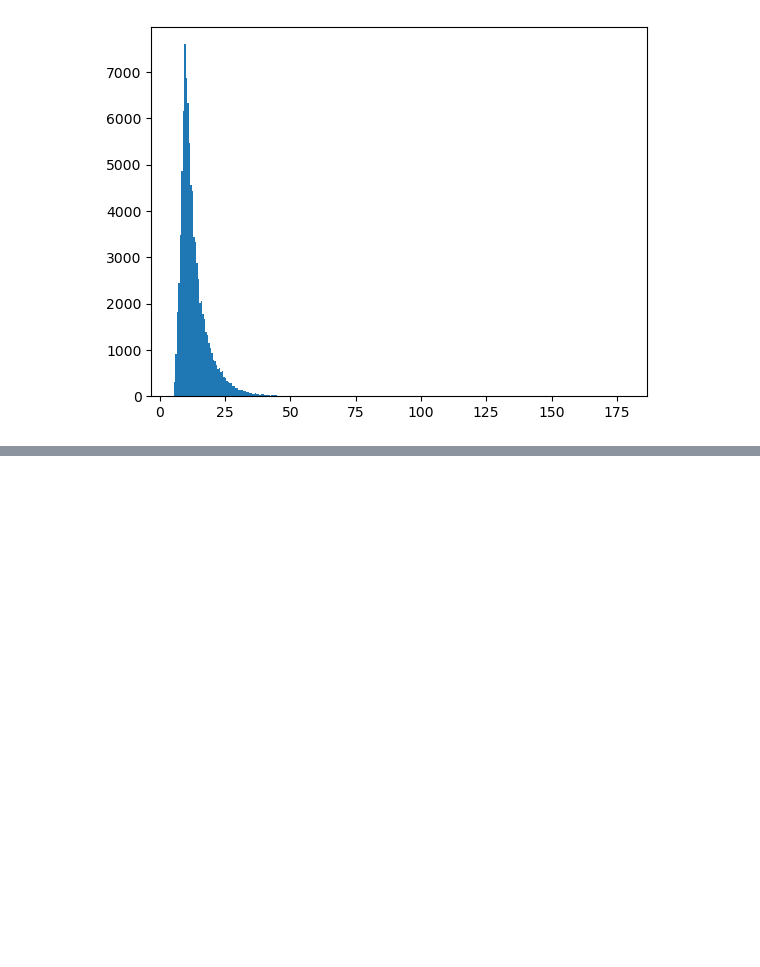
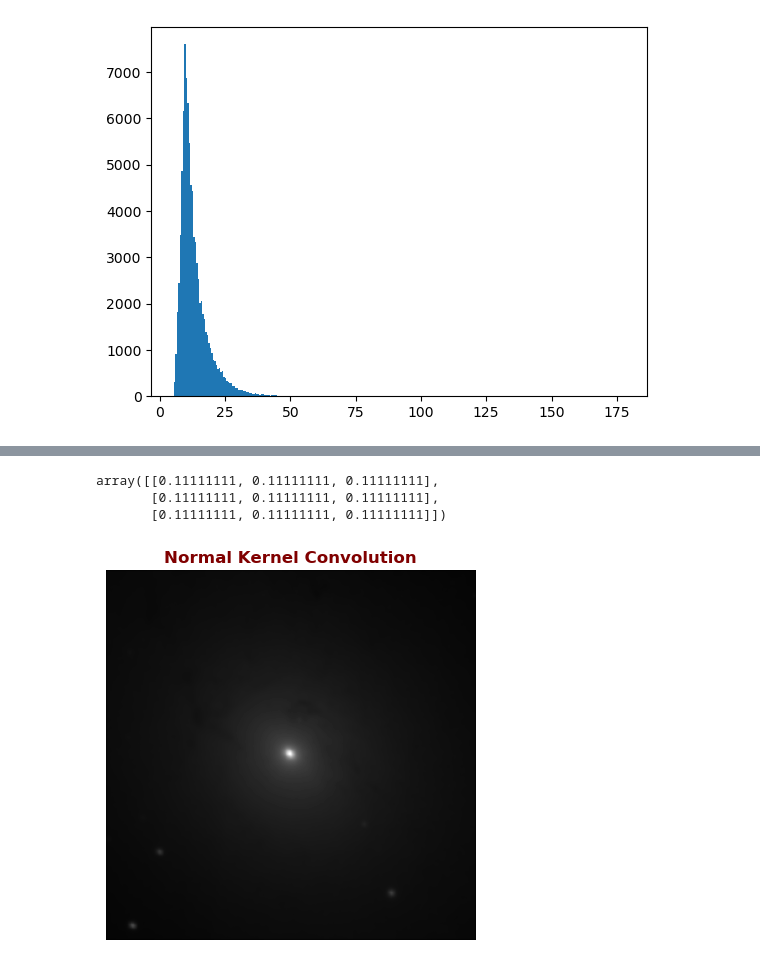
Before and after one commit to vinayak500/M31AstroProcessing, a Jupyter notebook: M31-analysis.ipynb, the cells around one changed output, grey strips where cells are left out. Drawn from its saved outputs; the diff is of its cells as text; code cells hidden in the pictures; blank space fills up the shorter version.

```diff
--- a/M31-analysis.ipynb
+++ b/M31-analysis.ipynb
@@ -476,0 +726,8 @@ grayscale_zint_array.shape
+# %%
+kernel = np.ones((3,3))/9
+# %%
+kernel
+# %% [output]
+array([[0.11111111, 0.11111111, 0.11111111],
+       [0.11111111, 0.11111111, 0.11111111],
+       [0.11111111, 0.11111111, 0.11111111]])
@@ -476,0 +738,2 @@ grayscale_zint_array.shape
+# %%
+convoled_image = convolve2d(M31_Pixels , kernel , mode="same")
@@ -476,0 +742,4 @@ grayscale_zint_array.shape
+# %%
+plot_pixels(convoled_image , title='Normal Kernel Convolution' , color='maroon')
+# %% [output]
+[figure, added]
```
Also changed, not shown: parts of 112 cells of this notebook.
